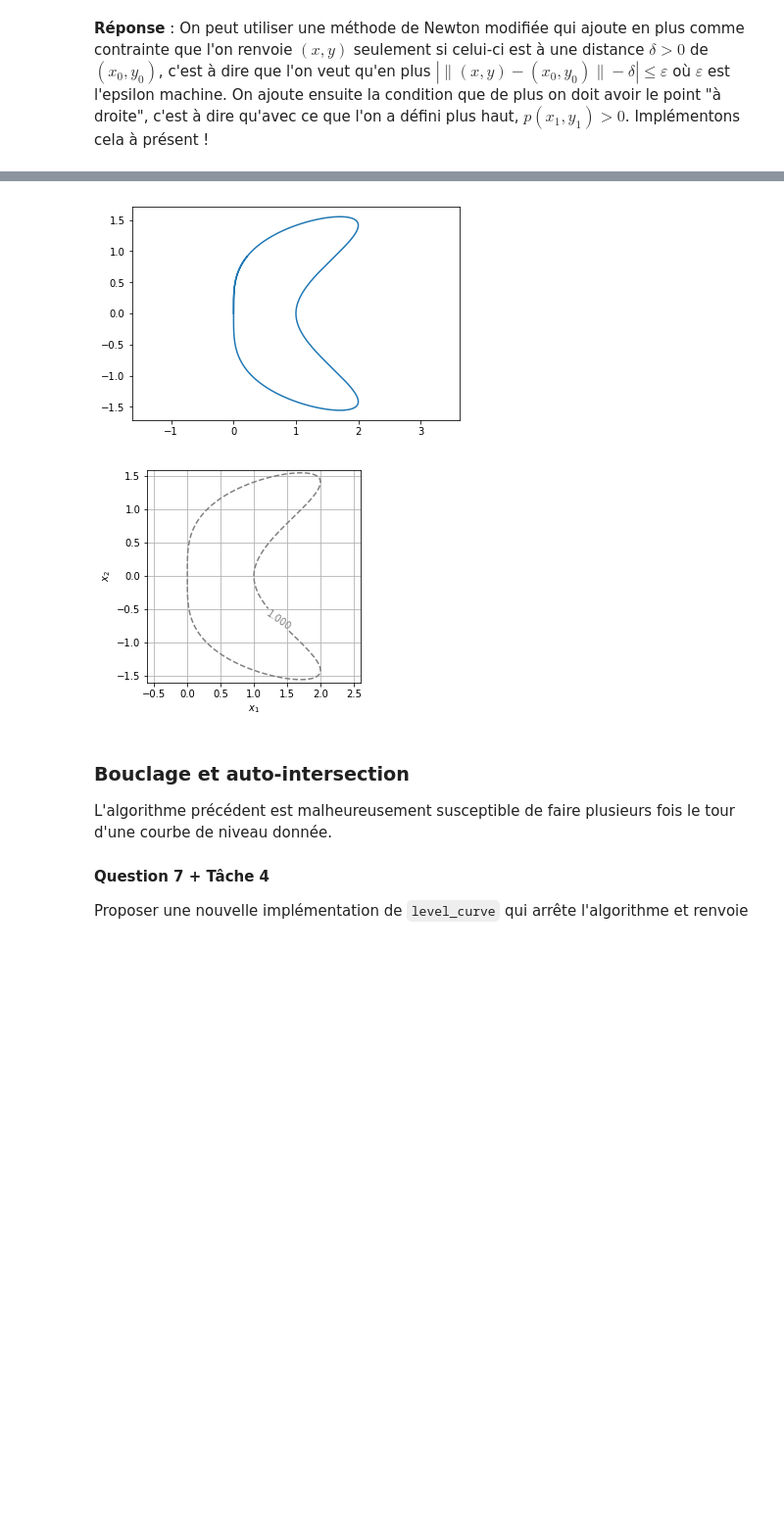
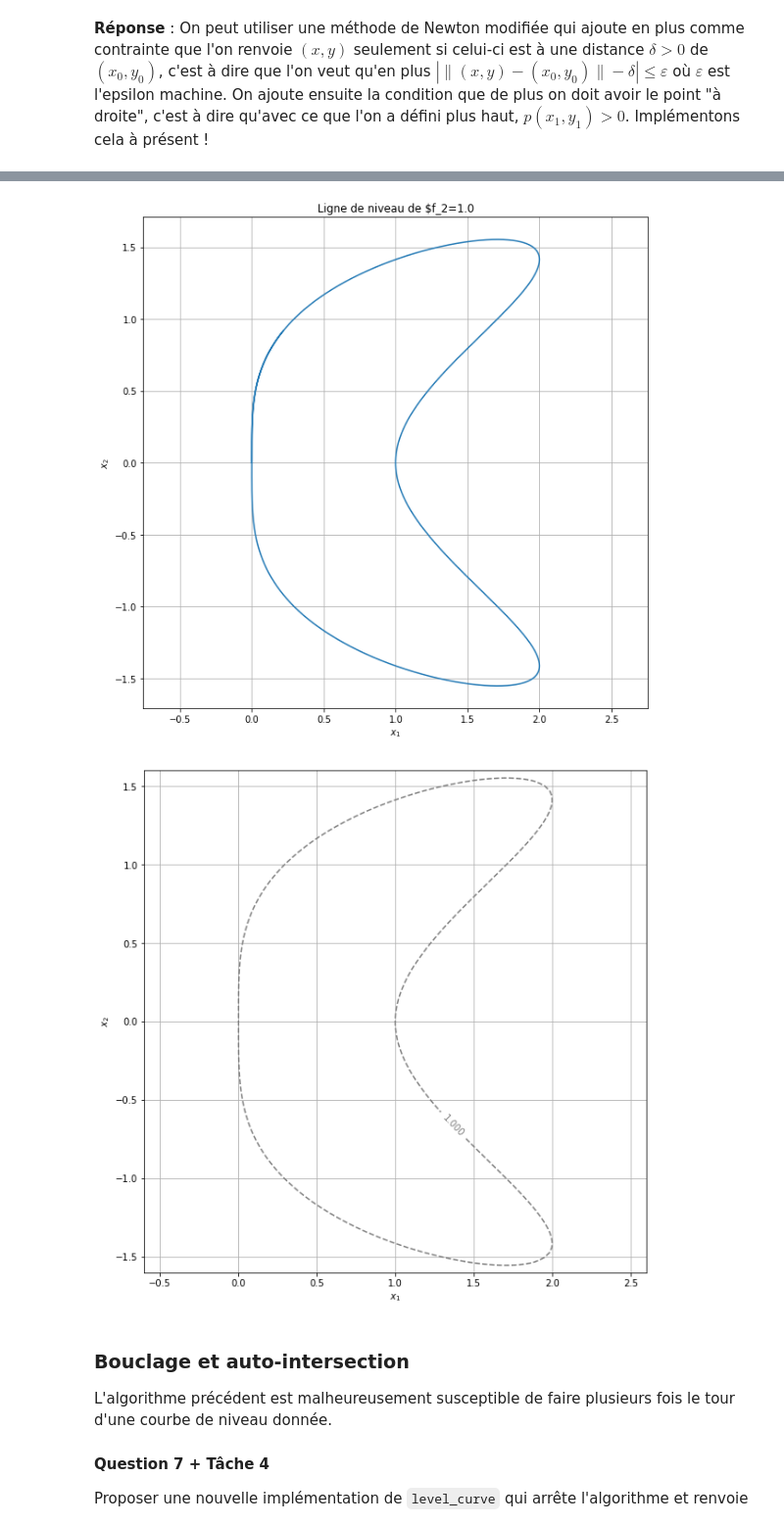
Before and after one commit to RobinWillocquet/projet-maths-octobre, a Jupyter notebook: Courbes de niveau.ipynb, the cells around one changed output, grey strips where cells are left out. Shown at 98% size. Saved outputs shown, nothing was run; the diff lists cells and outputs as text; code cells hidden in the pictures; blank space fills up the shorter version.

```diff
--- a/Courbes de niveau.ipynb
+++ b/Courbes de niveau.ipynb
@@ -333,25 +337,29 @@ plt.show()
 # %%
 def f2_egalitaire(x1, x2):
     vect = np.array((f2(x1, x2) - 1.0,x1-x2))
     return vect
 
 def f2_modif(x1,x2):
     return f2_egalitaire(x1,x2)[0]
 
 start = Newton(f2_egalitaire,1.5,-1.5)
 X = level_curve(f2_modif,start[0],start[1],0.0015,7000,0.1)
 plt.plot(X[0],X[1])
+plt.xlabel("$x_1$")
+plt.ylabel("$x_2$")
+plt.title("Ligne de niveau de $f_2=1.0")
+plt.grid(True)
 plt.axis("equal")
 display_contour(
     f2,
     x=np.linspace(-0.6, 2.6, 100),
     y=np.linspace(-1.6, 1.6, 100),
     levels= [1.0]
 )
 plt.show()
 # %% [output]
-[figure, old version]
+[figure, new version]
-[figure, old version]
+[figure, new version]
 # %% [markdown]
 ### Bouclage et auto-intersection
 
```
Also changed, not shown: parts of 12 cells of this notebook.
